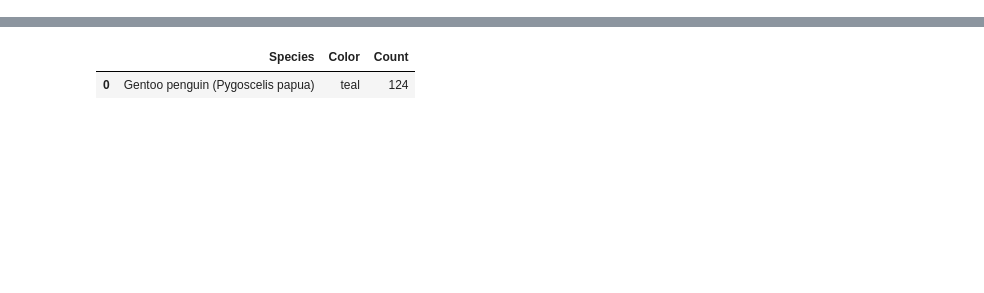
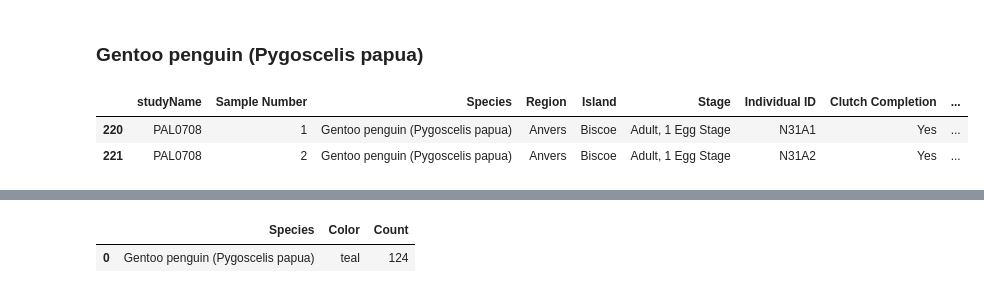
Before and after one commit to esharma3/Palmer-Archipelago-Penguins-Data-Exploration-, a Jupyter notebook: Notebook/data_exploration_penguins_iter.ipynb, the cells around one changed output, grey strips where cells are left out. Cells and saved outputs as stored; diff of their text form; code cells hidden in the pictures; blank space fills up the shorter version.

```diff
--- a/Notebook/data_exploration_penguins_iter.ipynb
+++ b/Notebook/data_exploration_penguins_iter.ipynb
@@ -157,3 +212,12 @@ adelie_count_df
 |  | Species | Color | Count |
 | 0 | Adelie Penguin (Pygoscelis adeliae) | darkorange | 152 |
 [interactive output not drawn]
+# %% [markdown]
+### Gentoo penguin (Pygoscelis papua)
+# %%
+gentoo_df = penguins_df[penguins_df["Species"] == "Gentoo penguin (Pygoscelis papua)"]
+gentoo_df.head(2)
+# %% [output]
+|  | studyName | Sample Number | Species | Region | Island | Stage | Individual ID | Clutch Completion | ... |
+| 220 | PAL0708 | 1 | Gentoo penguin (Pygoscelis papua) | Anvers | Biscoe | Adult, 1 Egg Stage | N31A1 | Yes | ... |
+| 221 | PAL0708 | 2 | Gentoo penguin (Pygoscelis papua) | Anvers | Biscoe | Adult, 1 Egg Stage | N31A2 | Yes | ... |
```
Also changed, not shown: parts of 37 cells of this notebook.
